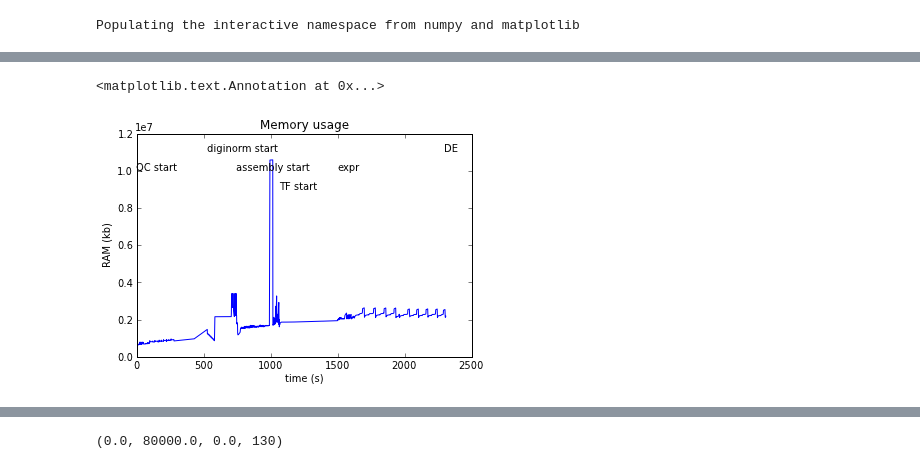
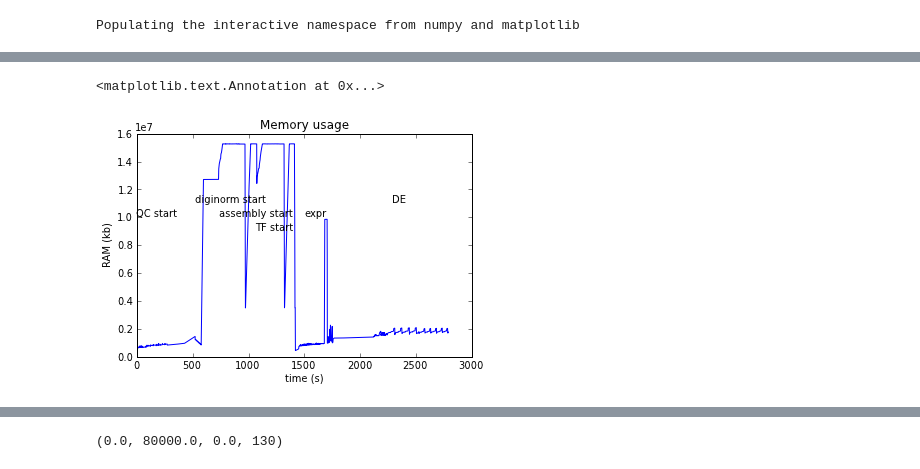
Before and after one commit to ctb/sartre, a Jupyter notebook: bench0.ipynb, the cells around one changed output, grey strips where cells are left out. Cells and saved outputs as stored; diff of their text form; code cells hidden in the pictures.

```diff
--- a/bench0.ipynb
+++ b/bench0.ipynb
@@ -5,3 +7,3 @@ Populating the interactive namespace from numpy and matplotlib
 # %%
 import numpy
-logdata = numpy.loadtxt('log.out')
+shortdata = numpy.loadtxt('short/log.out')
@@ -32,16 +33,16 @@ annotate("DE", (2301, 110))
 # %%
 import numpy
-plot(logdata[:,0], logdata[:,2])
+plot(shortdata[:,0], shortdata[:,2])
 xlabel('time (s)')
 ylabel('RAM (kb)')
 title("Memory usage")
 
 annotate("QC start", (0, 1.0e7))
 annotate("diginorm start", (525, 1.1e7))
 annotate("assembly start", (744, 1e7))
 annotate("TF start", (1061, 0.9e7))
 annotate("expr", (1507, 1e7))
 annotate("DE", (2301, 1.1e7))
 # %% [output]
 <matplotlib.text.Annotation at 0x...>
-[figure, old version]
+[figure, new version]
```
Also changed, not shown: parts of 7 cells of this notebook, 5 other files.
